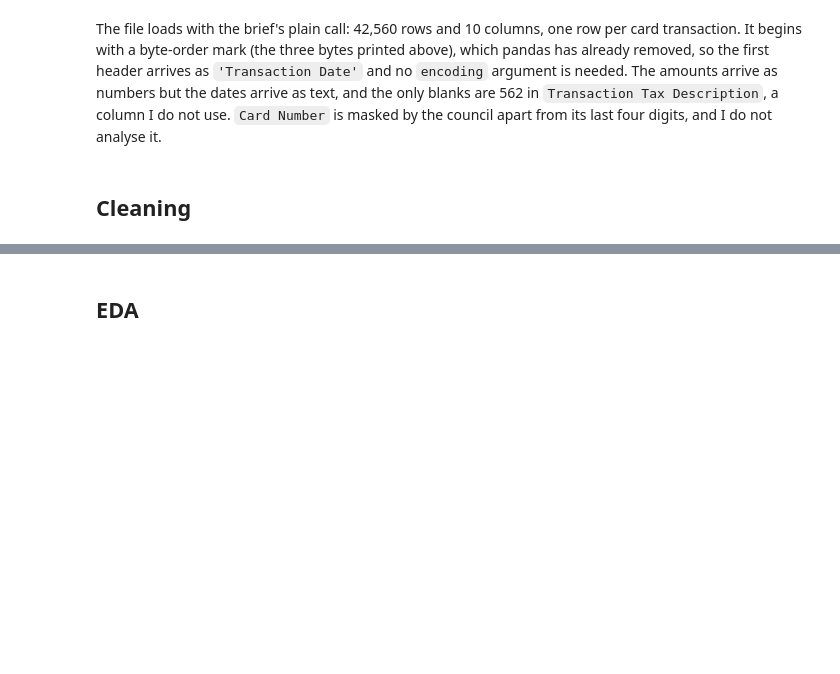
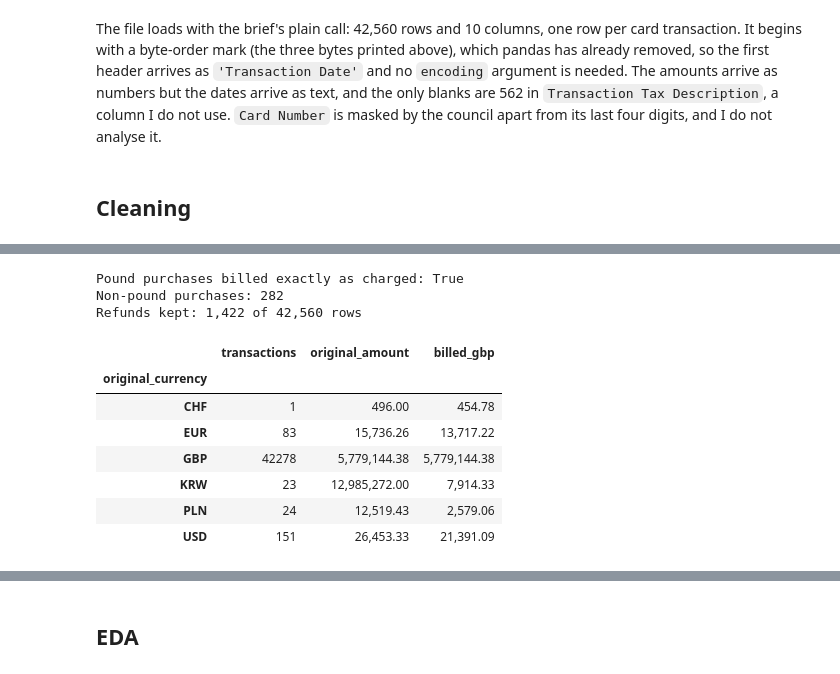
Before and after one commit to PaddyGilliland1/ai-programming-foundations-project, a Jupyter notebook: data_workflow.ipynb, the cells around one changed output, grey strips where cells are left out. Drawn from its saved outputs; the diff is of its cells as text; code cells hidden in the pictures; blank space fills up the shorter version.

```diff
--- a/data_workflow.ipynb
+++ b/data_workflow.ipynb
@@ -59,0 +346,13 @@ The file loads with the brief's plain call: 42,560 rows and 10 columns, one row
+# %%
+DIRECTORATE_MAP = {
+    "Adult Social Care (eip)": "Adult Social Care",
+    "Place,prosperity & Sustainability": "Place, Prosperity & Sustainability",
+    "Strategy,equalities & Partnership": "Strategy, Equalities & Partnership",
+}
+directorates_fixed = harmonise_directorates(merchants_fixed, DIRECTORATE_MAP)
+
+before = merchants_fixed["directorate"].nunique()
+after = directorates_fixed["directorate"].nunique()
+print(f"Directorate values: {before} before, {after} after")
+raw_and_new = ["directorate_raw", "directorate"]
+directorates_fixed.value_counts(raw_and_new).sort_index()
@@ -59,0 +418,27 @@ The file loads with the brief's plain call: 42,560 rows and 10 columns, one row
+# %%
+clean = flag_refunds_and_currency(directorates_fixed)
+
+pounds = clean[~clean["is_non_gbp"]]
+print(
+    "Pound purchases billed exactly as charged:",
+    np.array_equal(pounds["original_gross_amount"], pounds["amount_gbp"]),
+)
+print(f"Non-pound purchases: {clean['is_non_gbp'].sum():,}")
+print(f"Refunds kept: {clean['is_refund'].sum():,} of {len(clean):,} rows")
+clean.groupby("original_currency").agg(
+    transactions=("amount_gbp", "size"),
+    original_amount=("original_gross_amount", "sum"),
+    billed_gbp=("amount_gbp", "sum"),
+)
+# %% [output]
+Pound purchases billed exactly as charged: True
+Non-pound purchases: 282
+Refunds kept: 1,422 of 42,560 rows
+|  | transactions | original_amount | billed_gbp |
+| original_currency |  |  |  |
+| CHF | 1 | 496.00 | 454.78 |
+| EUR | 83 | 15,736.26 | 13,717.22 |
+| GBP | 42278 | 5,779,144.38 | 5,779,144.38 |
+| KRW | 23 | 12,985,272.00 | 7,914.33 |
+| PLN | 24 | 12,519.43 | 2,579.06 |
+| USD | 151 | 26,453.33 | 21,391.09 |
```
Also changed, not shown: parts of 14 cells of this notebook.
